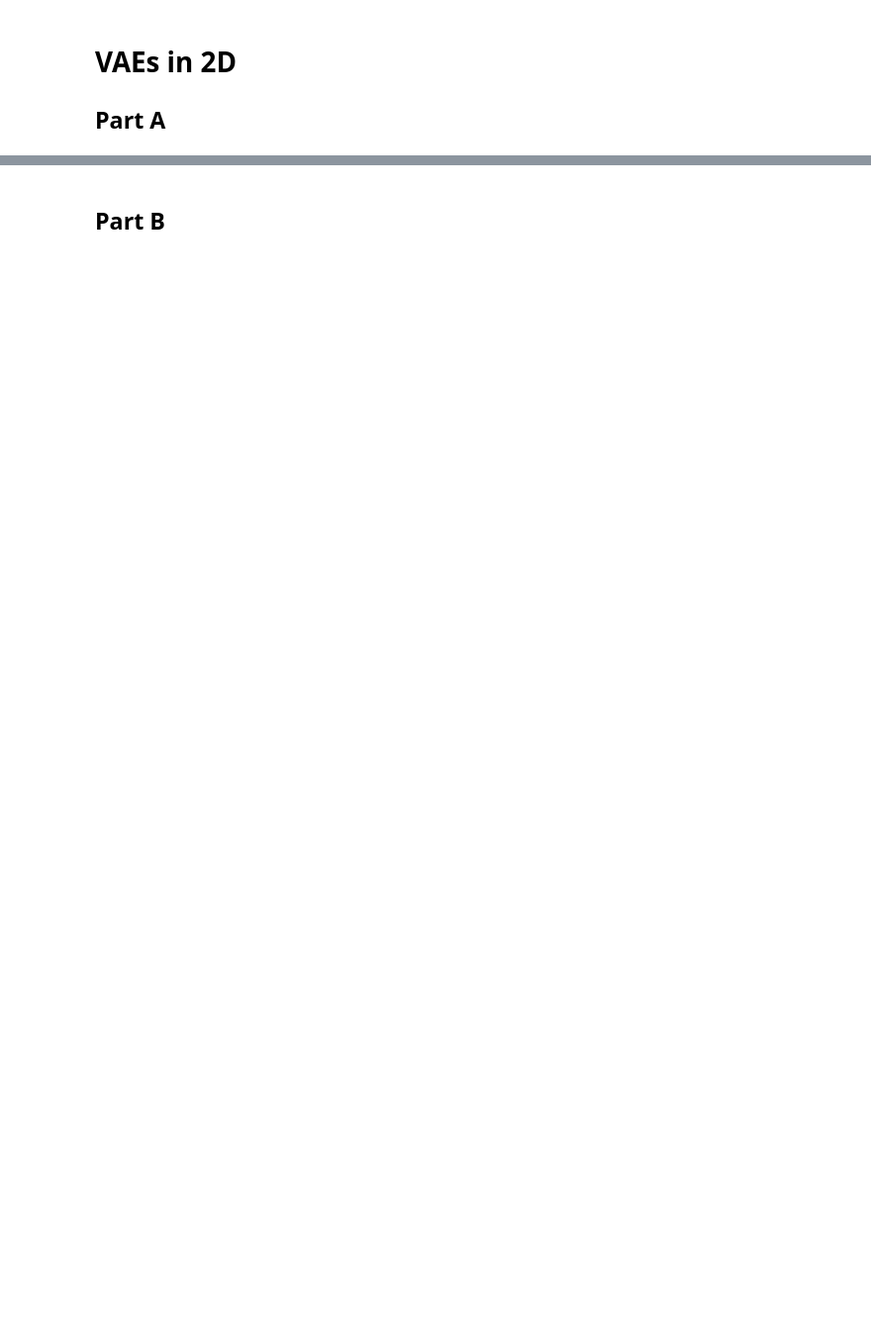
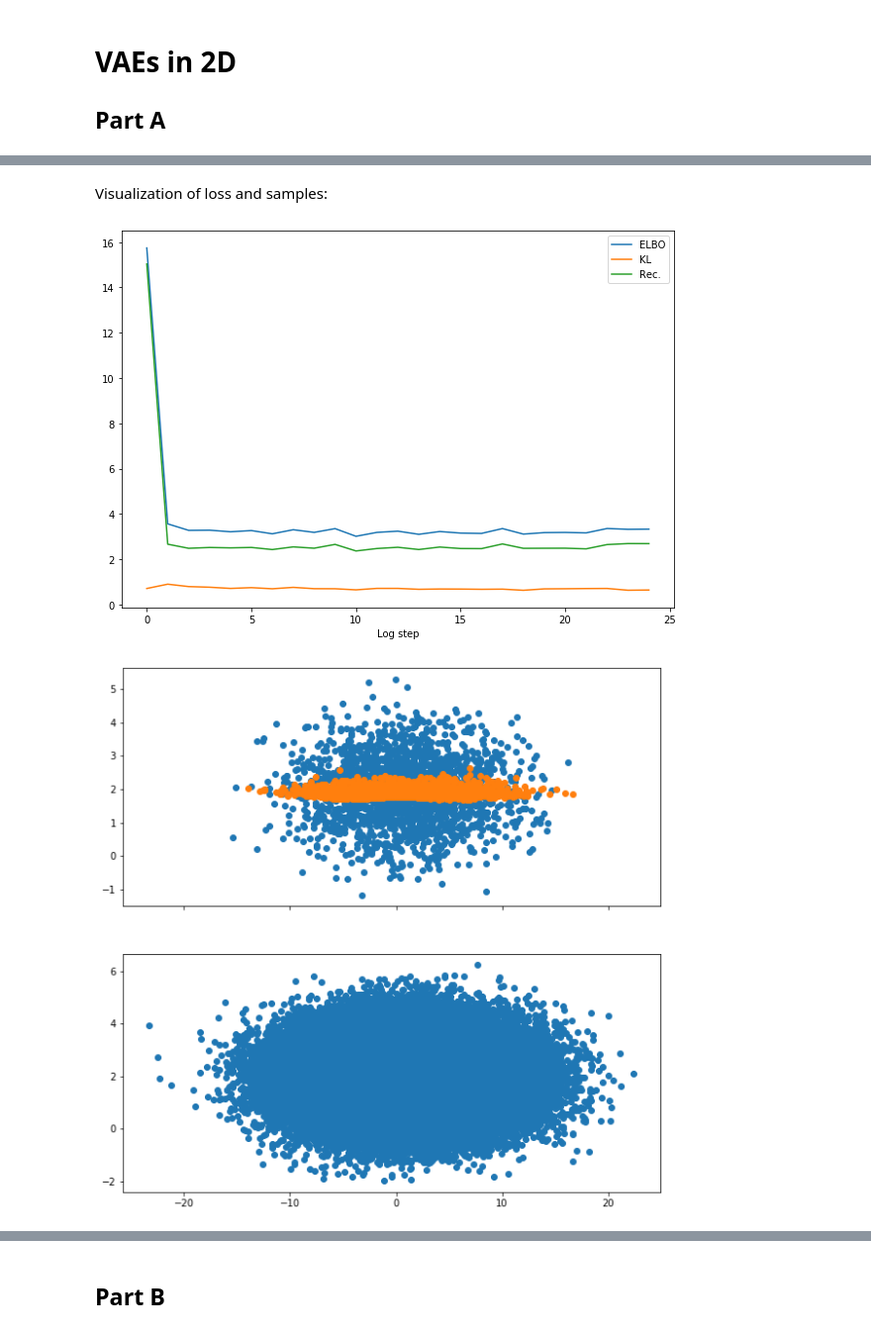
Before and after one commit to mzenk/dul-course, a Jupyter notebook: DUL_ex3/evaluation.ipynb, the cells around one changed output, grey strips where cells are left out. Shown at 99% size. Drawn from its saved outputs; the diff is of its cells as text; code cells hidden in the pictures; blank space fills up the shorter version.

Commit message:
Add flexibility to training and label visualization.

```diff
--- a/DUL_ex3/evaluation.ipynb
+++ b/DUL_ex3/evaluation.ipynb
@@ -31,4 +32,6 @@ data2 = sample_data_2()
 # visualize data
 sns.jointplot(data1[:, 0], data1[:, 1])
 sns.jointplot(data2[:, 0], data2[:, 1])
+train_data1 = TensorDataset(torch.tensor(sample_data_1()))
+train_data2 = TensorDataset(torch.tensor(sample_data_2()))
 # %% [output]
@@ -36,21 +38,2 @@ sns.jointplot(data2[:, 0], data2[:, 1])
 [figure]
 [figure]
-# %%
-from vae import VAEtypeA
-# quick training
-train_loader = DataLoader(TensorDataset(torch.tensor(data1)), batch_size=100, shuffle=True)
-my_vae = VAEtypeA()
-opt = torch.optim.Adam(my_vae.parameters())
-device = 'cuda:0'
-
-my_vae.to(device)
-n_epochs = 5
-for epoch_idx in range(n_epochs):
-    for x in train_loader:
-        opt.zero_grad()
-        x = x[0].to(device=device, dtype=torch.float32)
-        loss, kl, rec = my_vae(x)
-        loss.backward()
-
-        opt.step()
-    print('Loss: ' + str(loss.item()))
@@ -63,4 +39,0 @@ Loss: 4.21229362487793
-# %%
-samples = my_vae.sample_x(1000).detach().cpu()
-sns.jointplot(samples[:, 0], samples[:, 1])
-# samples.dtype
@@ -69,0 +126,2 @@ sns.jointplot(samples[:, 0], samples[:, 1])
+# %%
+vae_1A, loss_1A, kl_1A, rec_1A = eval_routine(train_data1, 'A')
@@ -69,0 +146,8 @@ sns.jointplot(samples[:, 0], samples[:, 1])
+# %% [markdown]
+Visualization of loss and samples:
+# %%
+plot_loss(loss_1A, kl_1A, rec_1A)
+visualize_samples(2000, vae_1A, data1)
+# %% [output]
+[figure, added]
+[figure, added]
```
Also changed, not shown: parts of 20 cells of this notebook, 3 other files.
